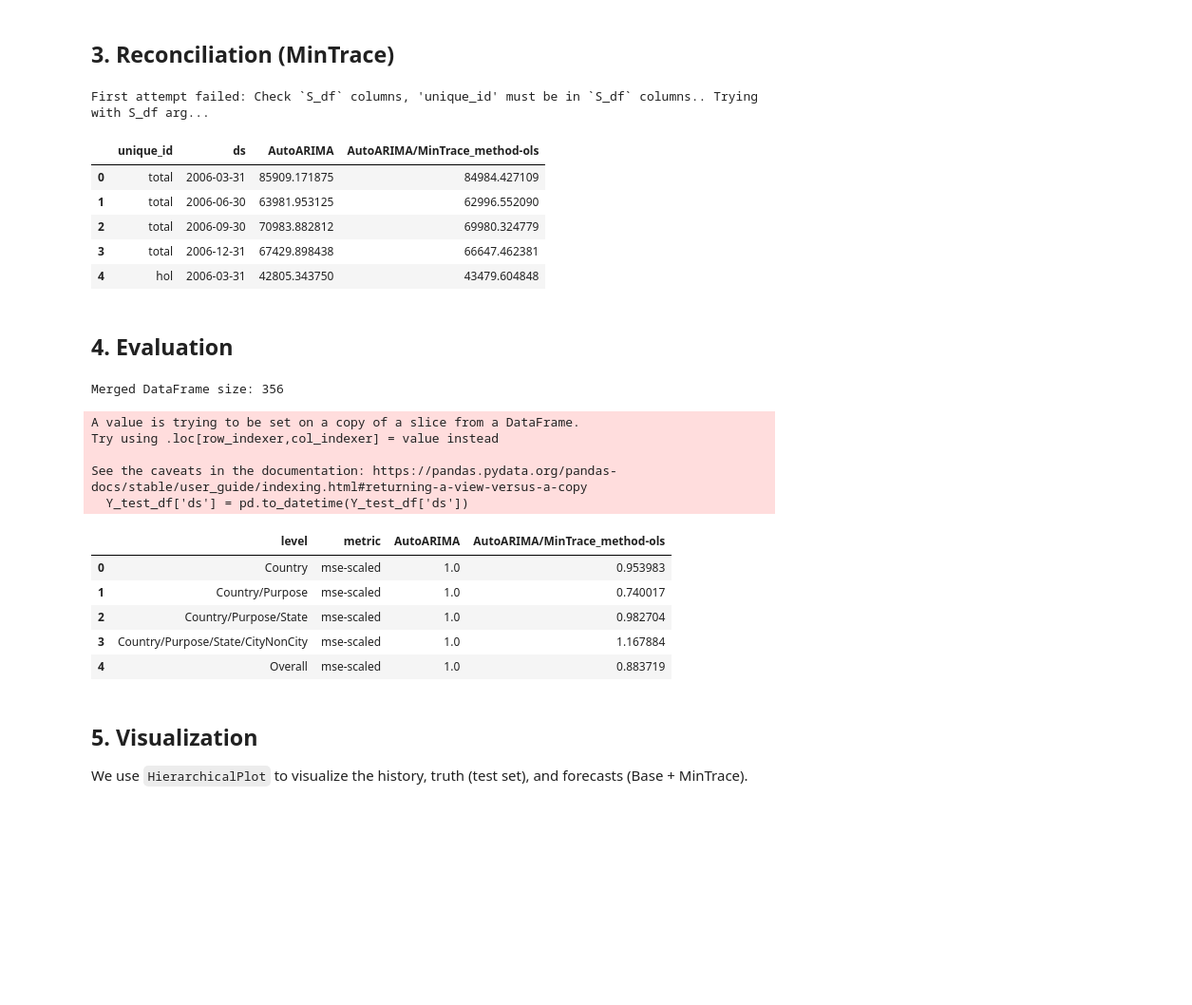
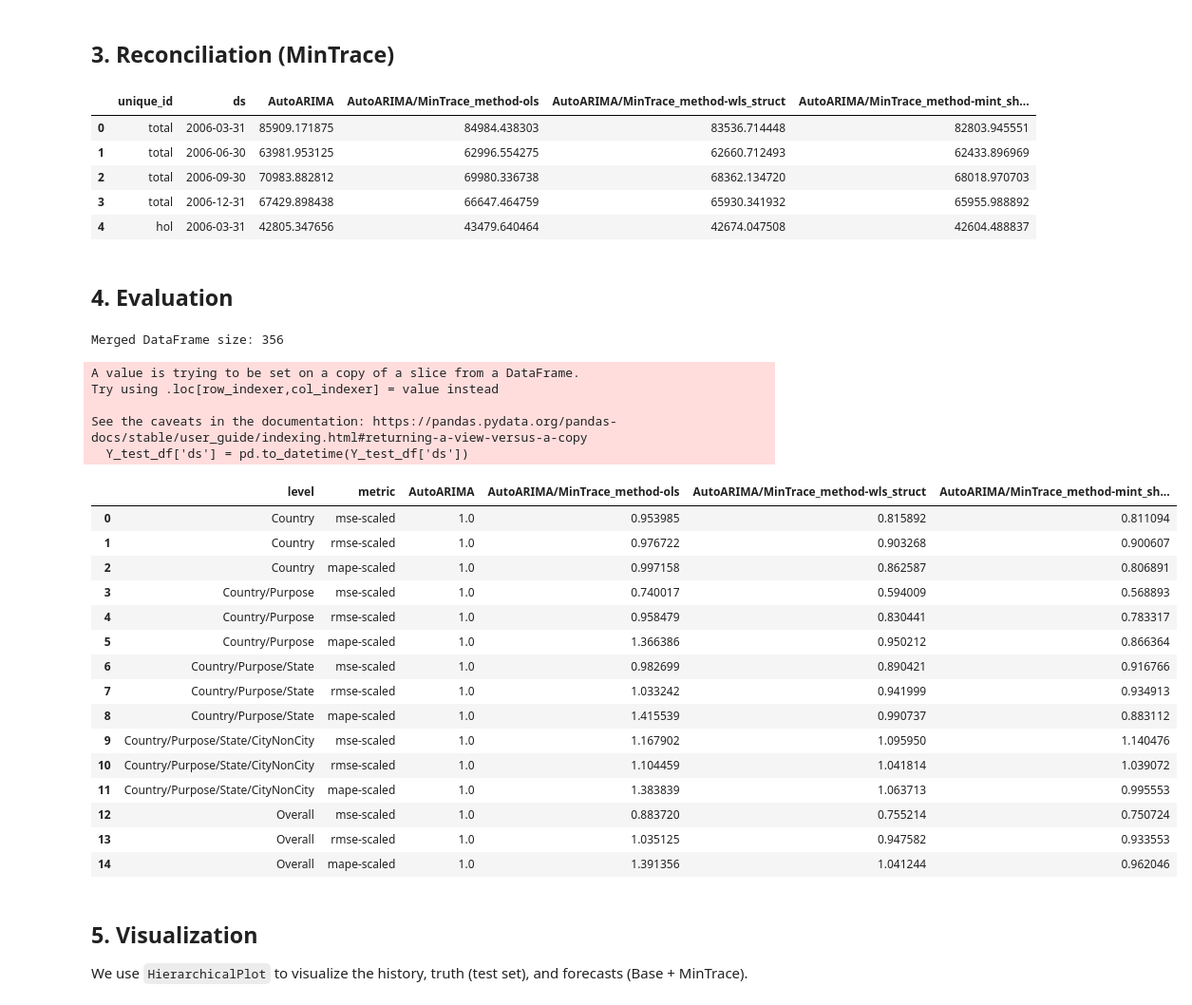
Before and after one commit to marcell-nemeth/HierarchicalTS, a Jupyter notebook: notebooks/mint_baseline_demo.ipynb, the cells around one changed output. Shown at 95% size. Drawn from its saved outputs; the diff is of its cells as text; code cells hidden in the pictures; blank space fills up the shorter version.

```diff
--- a/notebooks/mint_baseline_demo.ipynb
+++ b/notebooks/mint_baseline_demo.ipynb
@@ -59,6 +56,8 @@ Test size: 356
 fcst = StatsForecast(models=[AutoARIMA(season_length=4)],
                      freq='QE', n_jobs=-1)
 
-Y_hat_df = fcst.forecast(df=Y_train_df, h=4)
-display(Y_hat_df.head())
+Y_hat_df = fcst.forecast(df=Y_train_df, h=4, fitted=True)
+Y_fitted_df = fcst.forecast_fitted_values()
+
+display(Y_fitted_df.head())
 # %% [output]
@@ -94,63 +93,68 @@ array(['bus', 'hol', 'nsw-bus', 'nsw-bus-city', 'nsw-bus-noncity',
 # Reconcile the base predictions
 reconcilers = [
     MinTrace(method='ols'),
-    #MinTrace(method='mint_shrink')
+    MinTrace(method='wls_struct'),
+    MinTrace(method='mint_shrink')
 ]
 hrec = HierarchicalReconciliation(reconcilers=reconcilers)
 
-try:
-    Y_rec_df = hrec.reconcile(Y_hat_df=Y_hat_df, Y_df=Y_train_df,
-                              S=S_df.set_index('unique_id'), tags=tags)
-except Exception as e:
-    print(f"First attempt failed: {e}. Trying with S_df arg...")
-    Y_rec_df = hrec.reconcile(Y_hat_df=Y_hat_df, Y_df=Y_train_df,
+Y_rec_df = hrec.reconcile(Y_hat_df=Y_hat_df, Y_df=Y_fitted_df,
                               S=S_df, tags=tags)
 
 display(Y_rec_df.head())
 # %% [output]
-First attempt failed: Check `S_df` columns, 'unique_id' must be in `S_df` columns.. Trying with S_df arg...
-|  | unique_id | ds | AutoARIMA | AutoARIMA/MinTrace_method-ols |
-| 0 | total | 2006-03-31 | 85909.171875 | 84984.427109 |
-| 1 | total | 2006-06-30 | 63981.953125 | 62996.552090 |
-| 2 | total | 2006-09-30 | 70983.882812 | 69980.324779 |
-| 3 | total | 2006-12-31 | 67429.898438 | 66647.462381 |
-| 4 | hol | 2006-03-31 | 42805.343750 | 43479.604848 |
+|  | unique_id | ds | AutoARIMA | AutoARIMA/MinTrace_method-ols | AutoARIMA/MinTrace_method-wls_struct | AutoARIMA/MinTrace_method-mint_sh... |
+| 0 | total | 2006-03-31 | 85909.171875 | 84984.438303 | 83536.714448 | 82803.945551 |
+| 1 | total | 2006-06-30 | 63981.953125 | 62996.554275 | 62660.712493 | 62433.896969 |
+| 2 | total | 2006-09-30 | 70983.882812 | 69980.336738 | 68362.134720 | 68018.970703 |
+| 3 | total | 2006-12-31 | 67429.898438 | 66647.464759 | 65930.341932 | 65955.988892 |
+| 4 | hol | 2006-03-31 | 42805.347656 | 43479.640464 | 42674.047508 | 42604.488837 |
 # %% [markdown]
 ## 4. Evaluation
 # %%
 # Combine reconciled forecasts with test data
 # Ensure data types match for merge
 Y_rec_df['ds'] = pd.to_datetime(Y_rec_df['ds'])
 Y_test_df['ds'] = pd.to_datetime(Y_test_df['ds'])
 
 df = Y_rec_df.merge(Y_test_df, on=['unique_id', 'ds'])
 
 print(f"Merged DataFrame size: {len(df)}")
 if len(df) == 0:
     print("WARNING: Empty merge. Checking dates...")
     print("Forecast Dates:", Y_rec_df['ds'].unique())
     print("Test Dates:", Y_test_df['ds'].unique())
 
 # Evaluate using the standalone evaluate function
 evaluation_df = evaluate(df=df,
                       tags=tags,
-                      metrics=[mse],
+                      metrics=[mse, rmse, mape],
                       benchmark="AutoARIMA")
 
 display(evaluation_df)
 # %% [output]
 Merged DataFrame size: 356
 A value is trying to be set on a copy of a slice from a DataFrame.
 Try using .loc[row_indexer,col_indexer] = value instead
 
 See the caveats in the documentation: https://pandas.pydata.org/pandas-docs/stable/user_guide/indexing.html#returning-a-view-versus-a-copy
   Y_test_df['ds'] = pd.to_datetime(Y_test_df['ds'])
-|  | level | metric | AutoARIMA | AutoARIMA/MinTrace_method-ols |
-| 0 | Country | mse-scaled | 1.0 | 0.953983 |
-| 1 | Country/Purpose | mse-scaled | 1.0 | 0.740017 |
-| 2 | Country/Purpose/State | mse-scaled | 1.0 | 0.982704 |
-| 3 | Country/Purpose/State/CityNonCity | mse-scaled | 1.0 | 1.167884 |
-| 4 | Overall | mse-scaled | 1.0 | 0.883719 |
+|  | level | metric | AutoARIMA | AutoARIMA/MinTrace_method-ols | AutoARIMA/MinTrace_method-wls_struct | AutoARIMA/MinTrace_method-mint_sh... |
+| 0 | Country | mse-scaled | 1.0 | 0.953985 | 0.815892 | 0.811094 |
+| 1 | Country | rmse-scaled | 1.0 | 0.976722 | 0.903268 | 0.900607 |
+| 2 | Country | mape-scaled | 1.0 | 0.997158 | 0.862587 | 0.806891 |
+| 3 | Country/Purpose | mse-scaled | 1.0 | 0.740017 | 0.594009 | 0.568893 |
+| 4 | Country/Purpose | rmse-scaled | 1.0 | 0.958479 | 0.830441 | 0.783317 |
+| 5 | Country/Purpose | mape-scaled | 1.0 | 1.366386 | 0.950212 | 0.866364 |
+| 6 | Country/Purpose/State | mse-scaled | 1.0 | 0.982699 | 0.890421 | 0.916766 |
+| 7 | Country/Purpose/State | rmse-scaled | 1.0 | 1.033242 | 0.941999 | 0.934913 |
+| 8 | Country/Purpose/State | mape-scaled | 1.0 | 1.415539 | 0.990737 | 0.883112 |
+| 9 | Country/Purpose/State/CityNonCity | mse-scaled | 1.0 | 1.167902 | 1.095950 | 1.140476 |
+| 10 | Country/Purpose/State/CityNonCity | rmse-scaled | 1.0 | 1.104459 | 1.041814 | 1.039072 |
+| 11 | Country/Purpose/State/CityNonCity | mape-scaled | 1.0 | 1.383839 | 1.063713 | 0.995553 |
+| 12 | Overall | mse-scaled | 1.0 | 0.883720 | 0.755214 | 0.750724 |
+| 13 | Overall | rmse-scaled | 1.0 | 1.035125 | 0.947582 | 0.933553 |
+| 14 | Overall | mape-scaled | 1.0 | 1.391356 | 1.041244 | 0.962046 |
 # %% [markdown]
 ## 5. Visualization
 
```
Also changed, not shown: parts of 4 cells of this notebook, 2 other files.
